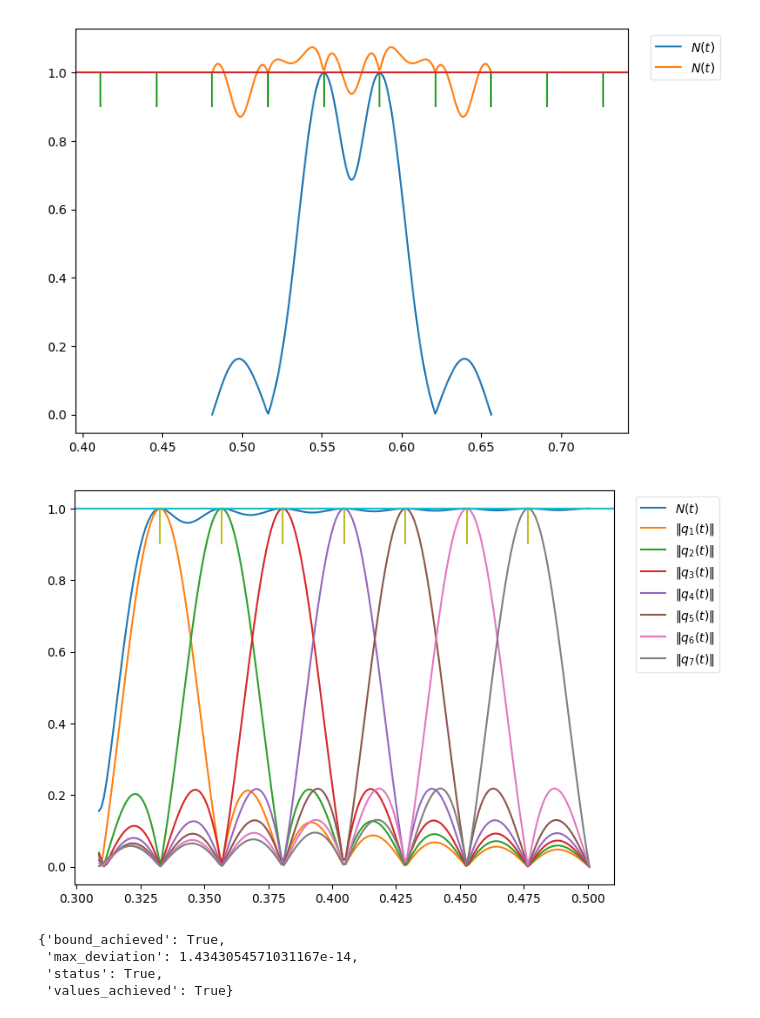
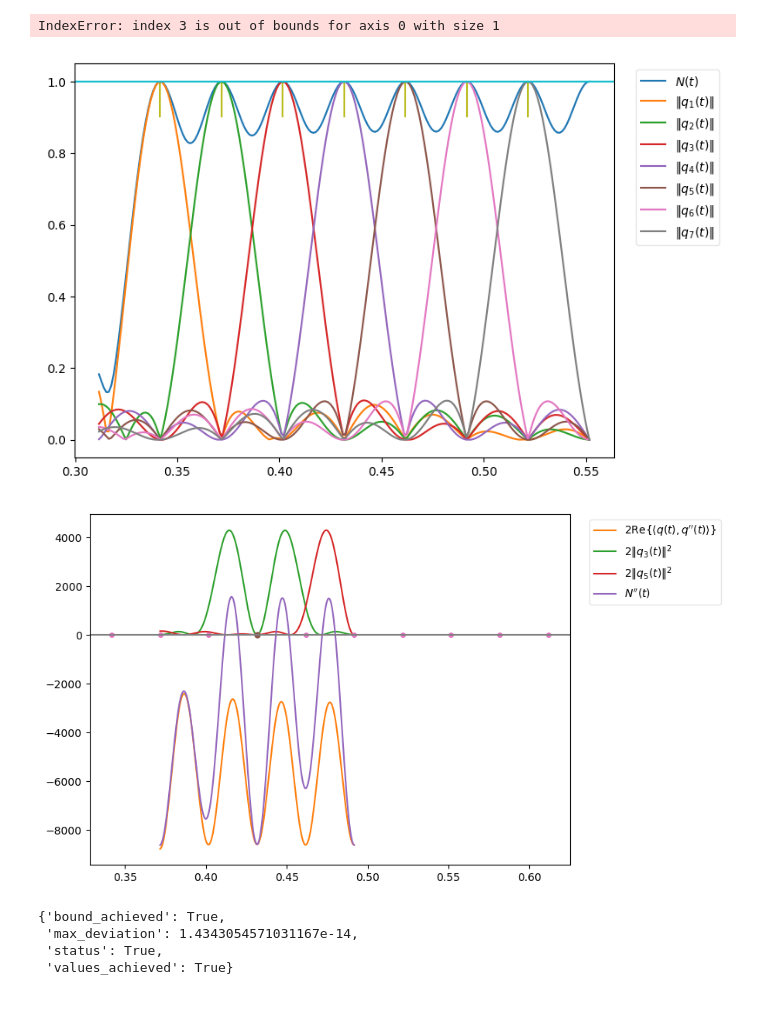
Before and after one commit to eonaran/sr_multisignals, a Jupyter notebook: plots.ipynb, the cells around one changed output. Cells and saved outputs as stored; diff of their text form; code cells hidden in the pictures.

Commit message:
plots

```diff
--- a/plots.ipynb
+++ b/plots.ipynb
@@ -14,9 +14,9 @@ reload(dual_certificates)
 reload(trig_poly)
 reload(plt_util)
 
-m = 10
+m = 1
 fc = 20
-min_separation = 0.7/fc
+min_separation = 0.6/fc
 #N = int(1.0/min_separation-1)
 N = m
 # N = 5
@@ -52,13 +52,23 @@ ax.plot(ts, ys, c='C1', label = r'$N(t)$')
 #     ax.plot(ts, np.absolute(ys), c = 'C'+str(j), label = r'$\Vert q_{%d}(t)\Vert $'%(k+1) )
 #     j  = j+1
 
+
+
 plt_util.plot_support_magnitude_lines(support, start = 0.9,  c = 'C2' )
 ax.axhline(1.0, c = 'C3')
 
 leg = plt.legend(loc=2, ncol=1, fancybox=True, bbox_to_anchor=(1.03, 1))
 leg.get_frame().set_alpha(0.5)
+
+q = 4
+extension = min_separation
+# extension = 1
+hops = 1
+ts = np.linspace(max(support[q-1-hops] - extension,0), min(support[q-1+hops] + extension , 1.0), points)
+# ts = np.linspace(support[0] - extension, support[-1] + extension, points)
+plt_util.plot_2ndder_zoom(interpolator_2, support, q = q, ts = ts, hops = hops)
 # %% [output]
-[figure, removed]
+IndexError: index 3 is out of bounds for axis 0 with size 1
 # %%
 reload(plt_util)
 qs = [1,2,3,4,5,6,7]
@@ -71,41 +81,42 @@ plt_util.plot_individual_magnitude(interpolator_2, support, qs=qs, ts=ts, plot_N
 
 # qs = [1]
 # hops = 3
 # extension = 2*min_separation
 # # extension = 1
 # ts = np.linspace(support[0] - extension, support[-1] + extension, points)
 # plt_util.plot_individual_components(coeffs_2, support, kernel, kernel_1, qs = qs, ts = ts, hops=hops, diff_color = True)
 
-# q = 1
-# extension = min_separation
-# # extension = 1
-# hops = 1
-# ts = np.linspace(max(support[q-1-hops] - extension,0), min(support[q-1+hops] + extension , 1.0), points)
-# # ts = np.linspace(support[0] - extension, support[-1] + extension, points)
-# plt_util.plot_2ndder_zoom(interpolator_2, support, q = q, ts = ts, hops = hops)
+q = 4
+extension = min_separation
+# extension = 1
+hops = 1
+ts = np.linspace(max(support[q-1-hops] - extension,0), min(support[q-1+hops] + extension , 1.0), points)
+# ts = np.linspace(support[0] - extension, support[-1] + extension, points)
+plt_util.plot_2ndder_zoom(interpolator_2, support, q = q, ts = ts, hops = hops)
 
 # plt_util.plot_coeffs(coeffs_2, m, fc)
 
 # plt_util.plot_trig_poly_magnitude_der_2ndder(interpolator_2, support)
 
 # plt.figure(0)
 # plt_util.plot_trig_poly_magnitude(interpolator_1)
 # plt_util.plot_support_magnitude_lines(support)
 # plt_util.plot_magnitude_bounds()
 # plt.figure(1)
 # plt_util.plot_trig_poly_magnitude(interpolator_2)
 # plt_util.plot_support_magnitude_lines(support)
 # plt_util.plot_magnitude_bounds()
 # plt.figure(2)
 # plt_util.plot_trig_poly_magnitude(interpolator_3)
 # plt_util.plot_support_magnitude_lines(support)
 # plt_util.plot_magnitude_bounds()
 # plt.figure(3)
 # plt_util.plot_trig_poly_magnitude(interpolator_4)
 # plt_util.plot_support_magnitude_lines(support)
 # plt_util.plot_magnitude_bounds()
 # %% [output]
-[figure, old version]
+[figure, new version]
+[figure, added]
 # %%
 dual_certificates.validate(support, sign_pattern, interpolator_2)
 # %% [output]
```
Also changed, not shown: 4 other files.
